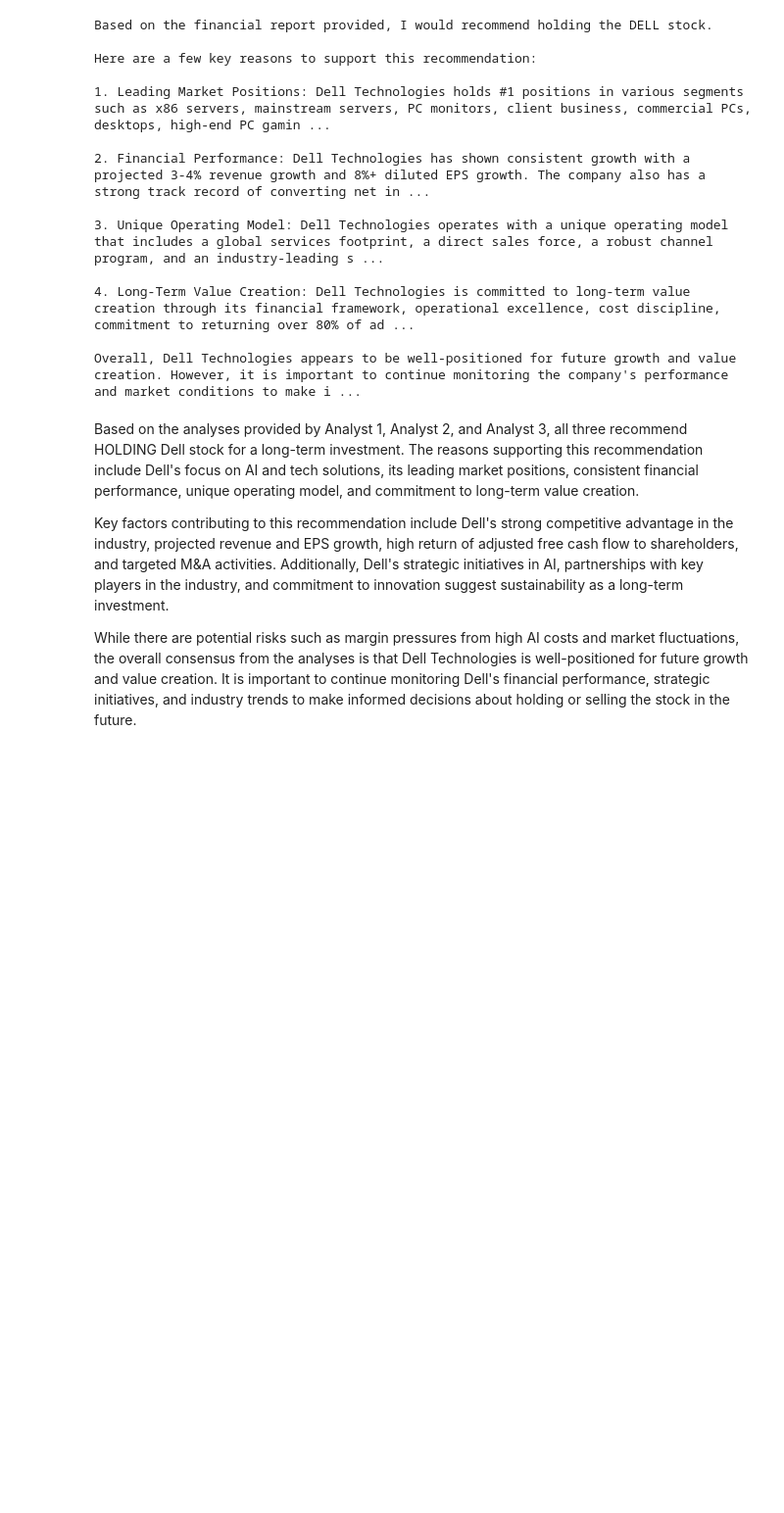
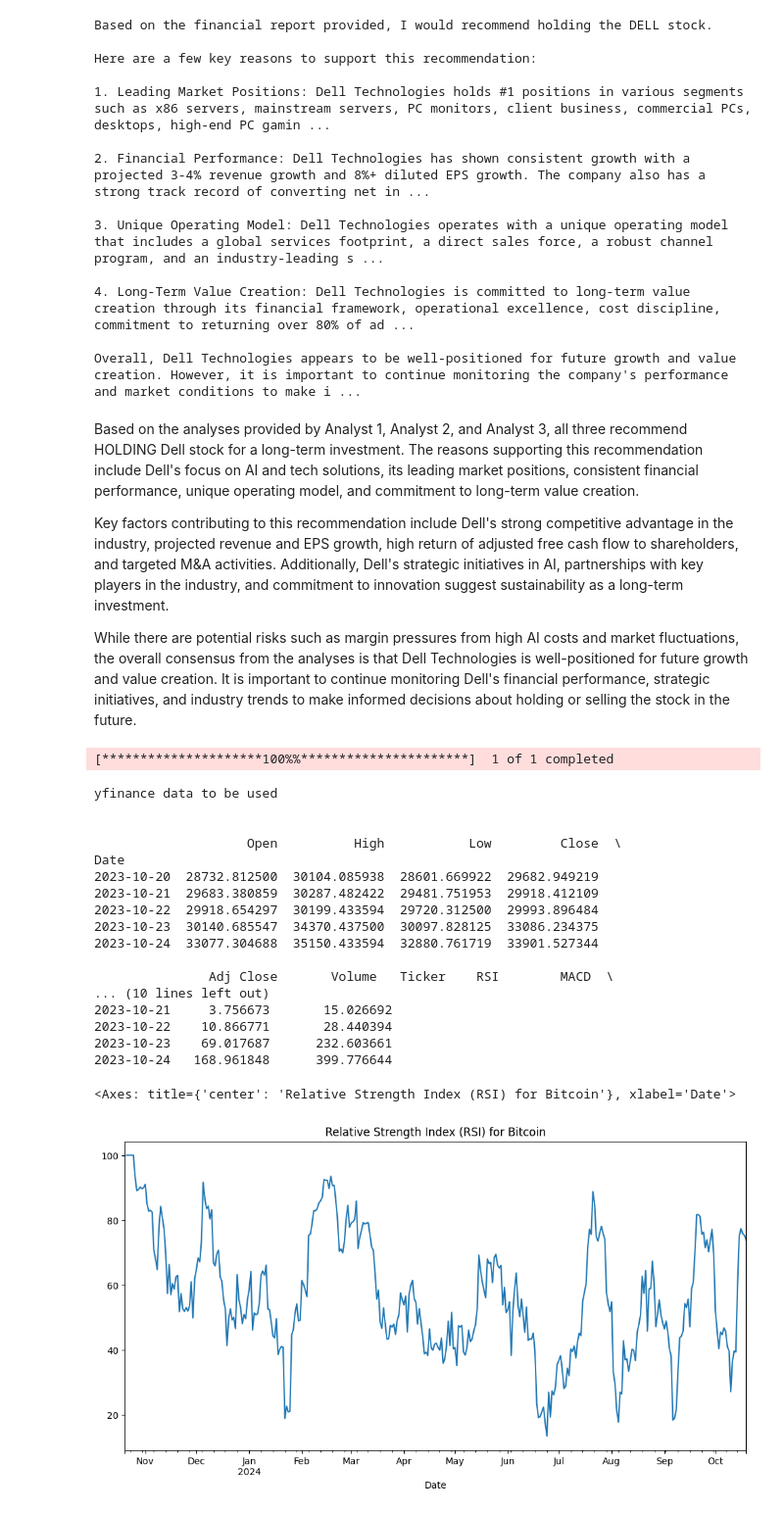
Before and after one commit to soerenml/agent, a Jupyter notebook: src/trading_agent.ipynb, the cells around one changed output. Shown at 98% size. Drawn from its saved outputs; the diff is of its cells as text; code cells hidden in the pictures; blank space fills up the shorter version.

Commit message:
Added new plot updated prompt

```diff
--- a/src/trading_agent.ipynb
+++ b/src/trading_agent.ipynb
@@ -377,3 +377,33 @@ Based on the analyses provided by Analyst 1, Analyst 2, and Analyst 3, all three
 Key factors contributing to this recommendation include Dell's strong competitive advantage in the industry, projected revenue and EPS growth, high return of adjusted free cash flow to shareholders, and targeted M&A activities. Additionally, Dell's strategic initiatives in AI, partnerships with key players in the industry, and commitment to innovation suggest sustainability as a long-term investment.
 
 While there are potential risks such as margin pressures from high AI costs and market fluctuations, the overall consensus from the analyses is that Dell Technologies is well-positioned for future growth and value creation. It is important to continue monitoring Dell's financial performance, strategic initiatives, and industry trends to make informed decisions about holding or selling the stock in the future.
+# %%
+
+from datetime import datetime, timedelta
+from scraper.yfinance import download_yfinance_data
+end_date = datetime.now()
+start_date = end_date - timedelta(days=365)
+data = download_yfinance_data(ticker_symbol="BTC-USD", start_date=start_date, end_date=end_date)
+
+data.RSI.plot(title="Relative Strength Index (RSI) for Bitcoin", figsize=(12, 6))
+# %% [output]
+[*********************100%%**********************]  1 of 1 completed
+yfinance data to be used
+
+
+                    Open          High           Low         Close  \
+Date
+2023-10-20  28732.812500  30104.085938  28601.669922  29682.949219
+2023-10-21  29683.380859  30287.482422  29481.751953  29918.412109
+2023-10-22  29918.654297  30199.433594  29720.312500  29993.896484
+2023-10-23  30140.685547  34370.437500  30097.828125  33086.234375
+2023-10-24  33077.304688  35150.433594  32880.761719  33901.527344
+
+               Adj Close       Volume   Ticker    RSI        MACD  \
+... (10 lines left out)
+2023-10-21     3.756673       15.026692
+2023-10-22    10.866771       28.440394
+2023-10-23    69.017687      232.603661
+2023-10-24   168.961848      399.776644
+<Axes: title={'center': 'Relative Strength Index (RSI) for Bitcoin'}, xlabel='Date'>
+[figure, added]
```
Also changed, not shown: 5 other files.
